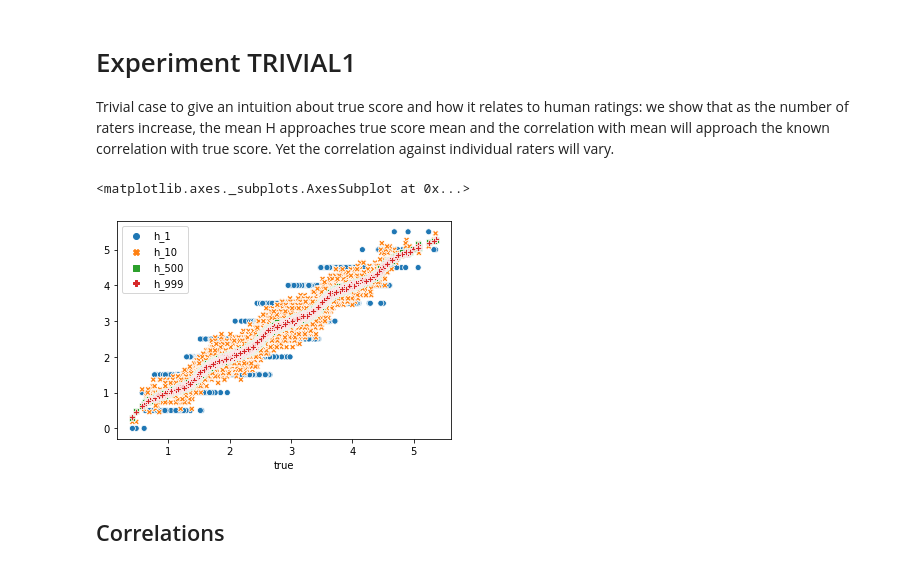
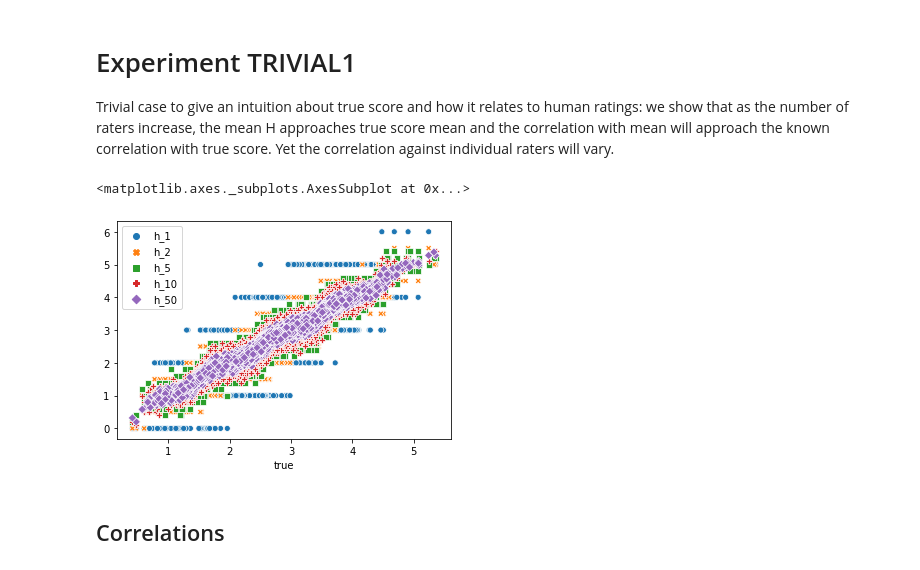
Before and after one commit to EducationalTestingService/prmse-simulations, a Jupyter notebook: notebooks/exp_trivial1.ipynb, the cells around one changed output. Saved outputs shown, nothing was run; the diff lists cells and outputs as text; code cells hidden in the pictures.

```diff
--- a/notebooks/exp_trivial1.ipynb
+++ b/notebooks/exp_trivial1.ipynb
@@ -14,17 +16,22 @@ from sklearn.metrics import r2_score
+# %%
+config = json.load(open('settings.json'))
+N_responses = config['N_responses']
+N_raters = config['N_raters']
+key_steps = config['key_steps']
 # %%
 df = pd.read_csv('../data/data.csv')
 # %%
 # compute the cumulative mean of human scores
-human_columns = ['h_{}'.format(h) for h in range(0, 1000)]
+human_columns = ['h_{}'.format(h) for h in range(1, N_raters+1)]
 df_agg = df[human_columns].expanding(min_periods=1, axis=1).mean()
 # %%
 # plot mean scores against true scores for a few key points.
 # We set the index to true scores to have them plotted as x-axis
 df_agg.index = df['true']
-sns.scatterplot(data=df_agg[['h_1', 'h_10', 'h_500', 'h_999']])
+sns.scatterplot(data=df_agg[['h_{}'.format(i) for i in key_steps]])
 # %% [output]
 <matplotlib.axes._subplots.AxesSubplot at 0x...>
-[figure, old version]
+[figure, new version]
 # %% [markdown]
 ## Correlations
 # %%
```
Also changed, not shown: parts of 12 cells of this notebook, 4 other files.
